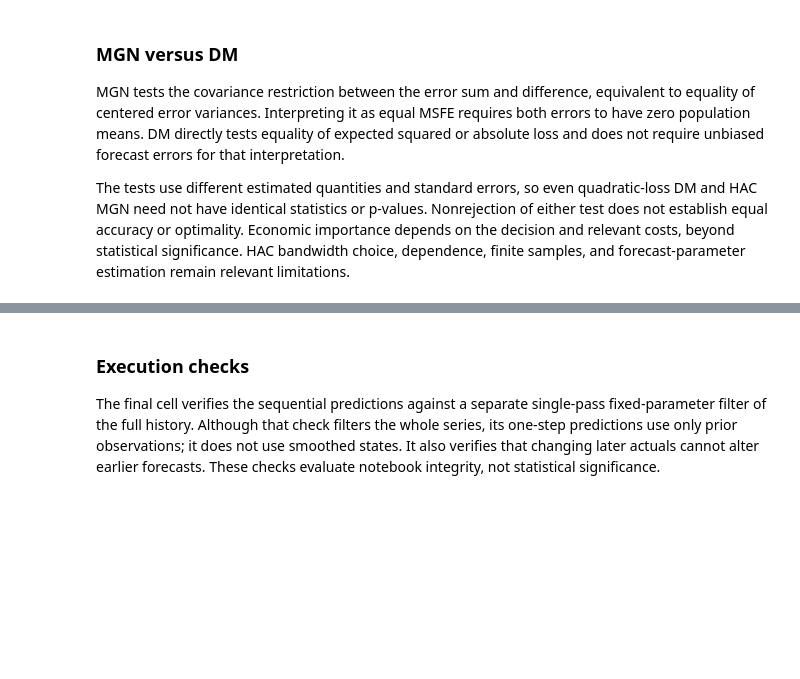
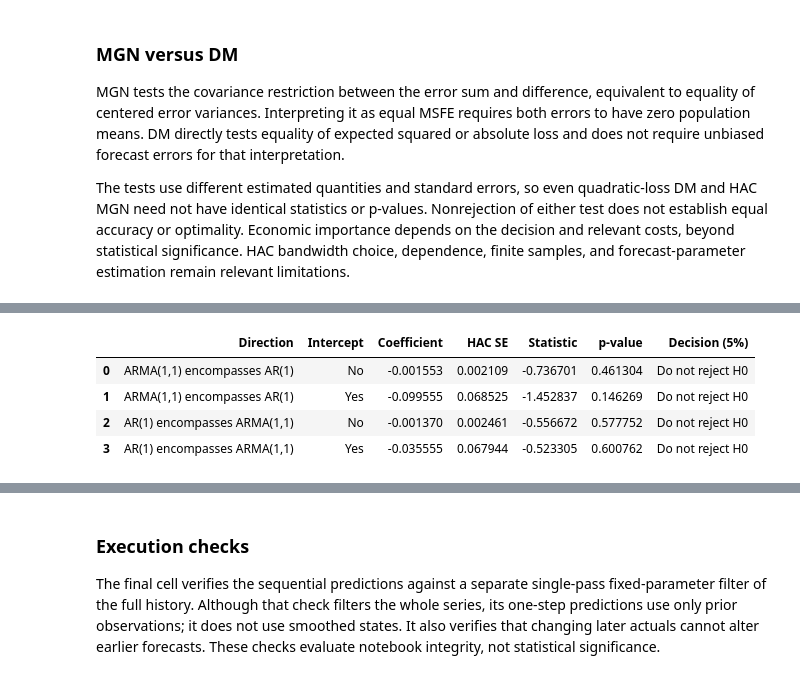
Before and after one commit to maarranz/Forecasting-Tools, a Jupyter notebook: Notebooks/Forecasting_Tools_Demo.ipynb, the cells around one changed output, grey strips where cells are left out. Drawn from its saved outputs; the diff is of its cells as text; code cells hidden in the pictures; blank space fills up the shorter version.

```diff
--- a/Notebooks/Forecasting_Tools_Demo.ipynb
+++ b/Notebooks/Forecasting_Tools_Demo.ipynb
@@ -850,0 +959,19 @@ The tests use different estimated quantities and standard errors, so even quadra
+# %%
+for direction in encompassing_directions:
+    competing_forecast = enc_f2 if direction == "1_encompasses_2" else enc_f1
+    for intercept in (False, True):
+        result = ft.encompassing_test(actual, forecast_arma, forecast_ar,
+            method="cross_forecast", direction=direction, include_intercept=intercept)
+        enc_results[("cross_forecast", direction, intercept)] = result
+        design = (np.column_stack([np.ones(len(actual)), competing_forecast])
+                  if intercept else competing_forecast[:, None])
+        restriction = np.array([[0., 1.]]) if intercept else np.array([[1.]])
+        validate_encompassing(result, enc_errors[direction], design, restriction, np.array([0.]))
+display(pd.DataFrame([encompassing_row(enc_results[("cross_forecast", direction, intercept)])
+                     for direction in encompassing_directions for intercept in (False, True)]))
+# %% [output]
+|  | Direction | Intercept | Coefficient | HAC SE | Statistic | p-value | Decision (5%) |
+| 0 | ARMA(1,1) encompasses AR(1) | No | -0.001553 | 0.002109 | -0.736701 | 0.461304 | Do not reject H0 |
+| 1 | ARMA(1,1) encompasses AR(1) | Yes | -0.099555 | 0.068525 | -1.452837 | 0.146269 | Do not reject H0 |
+| 2 | AR(1) encompasses ARMA(1,1) | No | -0.001370 | 0.002461 | -0.556672 | 0.577752 | Do not reject H0 |
+| 3 | AR(1) encompasses ARMA(1,1) | Yes | -0.035555 | 0.067944 | -0.523305 | 0.600762 | Do not reject H0 |
```
Also changed, not shown: parts of 14 cells of this notebook.
